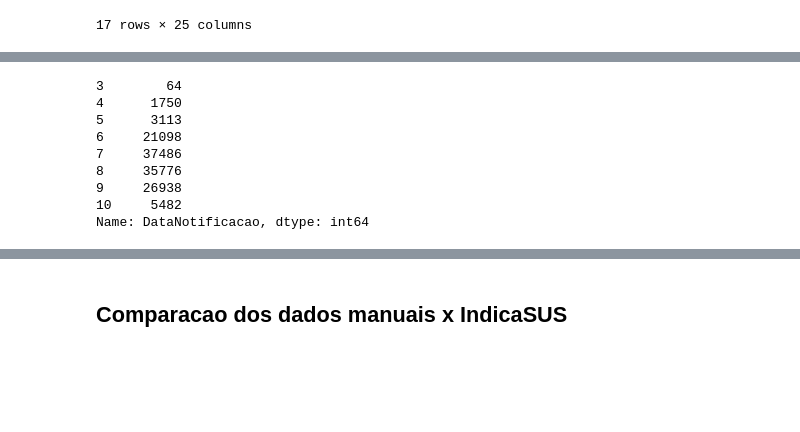
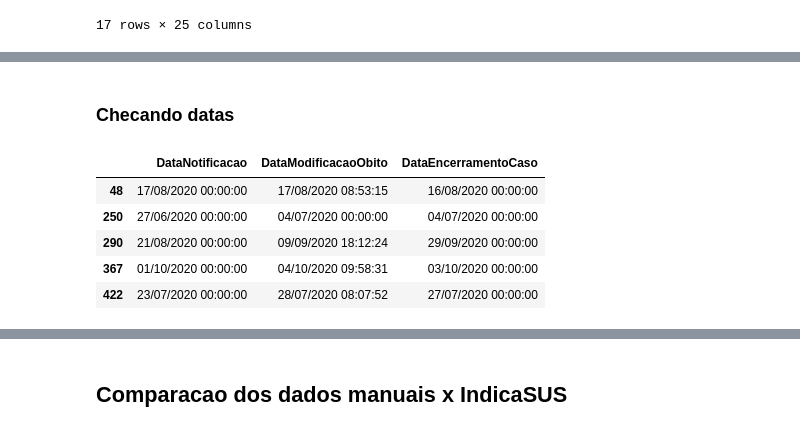
Before and after one commit to fernandascovino/brasilio_covid19_data, a Jupyter notebook: mt_analysis/br_mt_microdados.ipynb, the cells around one changed output, grey strips where cells are left out. Drawn from its saved outputs; the diff is of its cells as text; code cells hidden in the pictures; blank space fills up the shorter version.

```diff
--- a/mt_analysis/br_mt_microdados.ipynb
+++ b/mt_analysis/br_mt_microdados.ipynb
@@ -120,12 +138,11 @@ for col in ["DataNotificacao", "DataModificacaoObito", "DataEncerramentoCaso"]:
-# %%
-df_clean["DataNotificacao"].dt.month.value_counts().sort_index()
-# %% [output]
-3        64
-4      1750
-5      3113
-6     21098
-7     37486
-8     35776
-9     26938
-10     5482
-Name: DataNotificacao, dtype: int64
+# %% [markdown]
+### Checando datas
+# %%
+df[~df["DataModificacaoObito"].isnull()][dates].head()
+# %% [output]
+|  | DataNotificacao | DataModificacaoObito | DataEncerramentoCaso |
+| 48 | 17/08/2020 00:00:00 | 17/08/2020 08:53:15 | 16/08/2020 00:00:00 |
+| 250 | 27/06/2020 00:00:00 | 04/07/2020 00:00:00 | 04/07/2020 00:00:00 |
+| 290 | 21/08/2020 00:00:00 | 09/09/2020 18:12:24 | 29/09/2020 00:00:00 |
+| 367 | 01/10/2020 00:00:00 | 04/10/2020 09:58:31 | 03/10/2020 00:00:00 |
+| 422 | 23/07/2020 00:00:00 | 28/07/2020 08:07:52 | 27/07/2020 00:00:00 |
```
Also changed, not shown: parts of 11 cells of this notebook.
